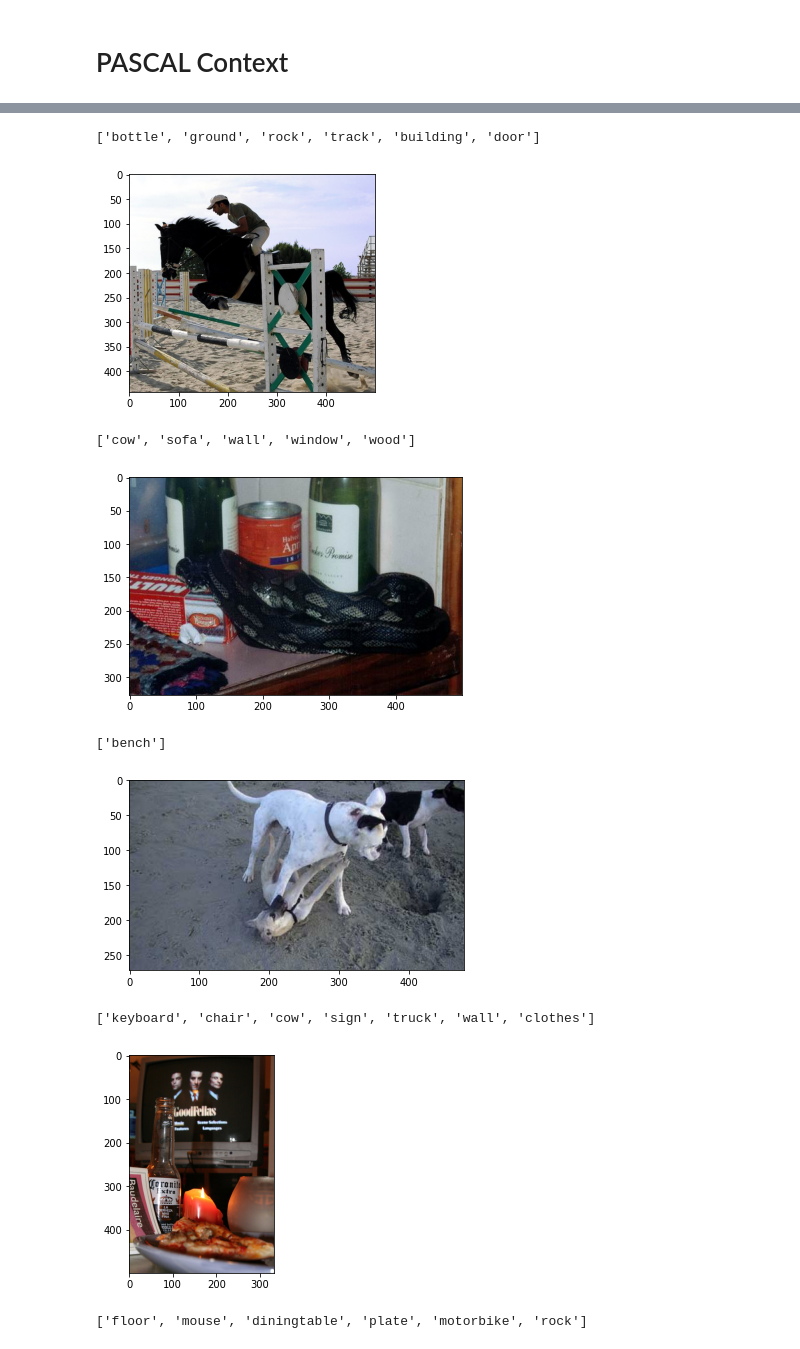
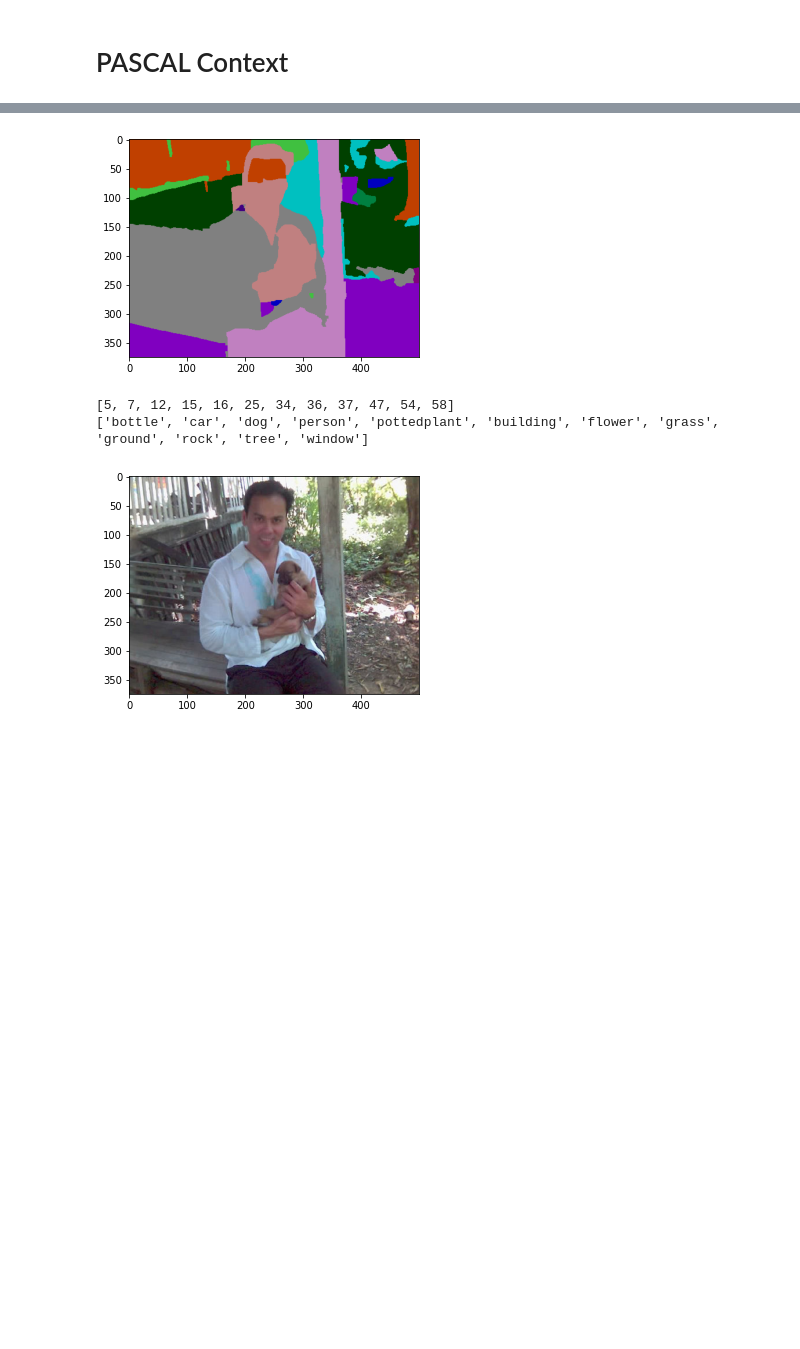
Before and after one commit to HaojunYuPKU/zsseg.baseline, a Jupyter notebook: datasets/data_process.ipynb, the cells around one changed output, grey strips where cells are left out. Drawn from its saved outputs; the diff is of its cells as text; code cells hidden in the pictures; blank space fills up the shorter version.

```diff
--- a/datasets/data_process.ipynb
+++ b/datasets/data_process.ipynb
@@ -470,49 +452,49 @@ class_400_
 # %%
 import os
 from pathlib import Path
 
 import numpy as np
 import tqdm
 from PIL import Image
 import matplotlib.pyplot as plt
 
 names = [
-    "/mnt/haojun/code/zsseg.baseline/datasets/pascal_context/train/label/2008_000008.png",
-    "/mnt/haojun/code/zsseg.baseline/datasets/pascal_context/train/label/2008_000015.png",
-    "/mnt/haojun/code/zsseg.baseline/datasets/pascal_context/train/label/2008_000019.png",
-    "/mnt/haojun/code/zsseg.baseline/datasets/pascal_context/train/label/2008_000023.png",
-    "/mnt/haojun/code/zsseg.baseline/datasets/pascal_context/train/label/2008_000028.png",
-    "/mnt/haojun/code/zsseg.baseline/datasets/pascal_context/train/label/2008_000033.png",
-    "/mnt/haojun/code/zsseg.baseline/datasets/pascal_context/train/label/2008_000036.png",
-    "/mnt/haojun/code/zsseg.baseline/datasets/pascal_context/train/label/2008_000037.png",
+    "/mnt/haojun/code/zsseg.baseline/datasets/pascal_context/59_context_labels/2008_000026.png",
+    # "/mnt/haojun/code/zsseg.baseline/datasets/pascal_context/train/label/2008_000015.png",
+    # "/mnt/haojun/code/zsseg.baseline/datasets/pascal_context/train/label/2008_000019.png",
+    # "/mnt/haojun/code/zsseg.baseline/datasets/pascal_context/train/label/2008_000023.png",
+    # "/mnt/haojun/code/zsseg.baseline/datasets/pascal_context/train/label/2008_000028.png",
+    # "/mnt/haojun/code/zsseg.baseline/datasets/pascal_context/train/label/2008_000033.png",
+    # "/mnt/haojun/code/zsseg.baseline/datasets/pascal_context/train/label/2008_000036.png",
+    # "/mnt/haojun/code/zsseg.baseline/datasets/pascal_context/train/label/2008_000037.png",
 ]
 
 names2 = [
-   "/mnt/haojun/code/zsseg.baseline/datasets/pascal_context/train/image/2008_000008.jpg",
-    "/mnt/haojun/code/zsseg.baseline/datasets/pascal_context/train/image/2008_000015.jpg",
-    "/mnt/haojun/code/zsseg.baseline/datasets/pascal_context/train/image/2008_000019.jpg",
-    "/mnt/haojun/code/zsseg.baseline/datasets/pascal_context/train/image/2008_000023.jpg",
-    "/mnt/haojun/code/zsseg.baseline/datasets/pascal_context/train/image/2008_000028.jpg",
-    "/mnt/haojun/code/zsseg.baseline/datasets/pascal_context/train/image/2008_000033.jpg",
-    "/mnt/haojun/code/zsseg.baseline/datasets/pascal_context/train/image/2008_000036.jpg",
-    "/mnt/haojun/code/zsseg.baseline/datasets/pascal_context/train/image/2008_000037.jpg"
+   "/mnt/haojun/code/zsseg.baseline/datasets/pascal_context/val/image/2008_000026.jpg",
+    # "/mnt/haojun/code/zsseg.baseline/datasets/pascal_context/train/image/2008_000015.jpg",
+    # "/mnt/haojun/code/zsseg.baseline/datasets/pascal_context/train/image/2008_000019.jpg",
+    # "/mnt/haojun/code/zsseg.baseline/datasets/pascal_context/train/image/2008_000023.jpg",
+    # "/mnt/haojun/code/zsseg.baseline/datasets/pascal_context/train/image/2008_000028.jpg",
+    # "/mnt/haojun/code/zsseg.baseline/datasets/pascal_context/train/image/2008_000033.jpg",
+    # "/mnt/haojun/code/zsseg.baseline/datasets/pascal_context/train/image/2008_000036.jpg",
+    # "/mnt/haojun/code/zsseg.baseline/datasets/pascal_context/train/image/2008_000037.jpg"
 ]
 
+from detectron2.data import detection_utils as utils
+
 for name,name2 in zip(names, names2):
-    gt = np.asarray(Image.open(name))
+    gt = Image.open(name)
+    plt.imshow(gt)
+    plt.show()
+    gt = np.asarray(gt)
     gt_ids = list(np.unique(gt))
-    gt_ids = list(set(gt_ids) - set([0]))
+    print(gt_ids)
     print([class_59_[idx] for idx in gt_ids])
     img = Image.open(name2)
     plt.imshow(img)
     plt.show()
 # %% [output]
+[figure, new version]
-['bottle', 'ground', 'rock', 'track', 'building', 'door']
+[5, 7, 12, 15, 16, 25, 34, 36, 37, 47, 54, 58]
+['bottle', 'car', 'dog', 'person', 'pottedplant', 'building', 'flower', 'grass', 'ground', 'rock', 'tree', 'window']
-[figure, old version]
-['cow', 'sofa', 'wall', 'window', 'wood']
-[figure, old version]
+[figure, new version]
-['bench']
-[figure, removed]
-['keyboard', 'chair', 'cow', 'sign', 'truck', 'wall', 'clothes']
-[figure, removed]
-['floor', 'mouse', 'diningtable', 'plate', 'motorbike', 'rock']
```
Also changed, not shown: parts of 11 cells of this notebook, 18 other files.
